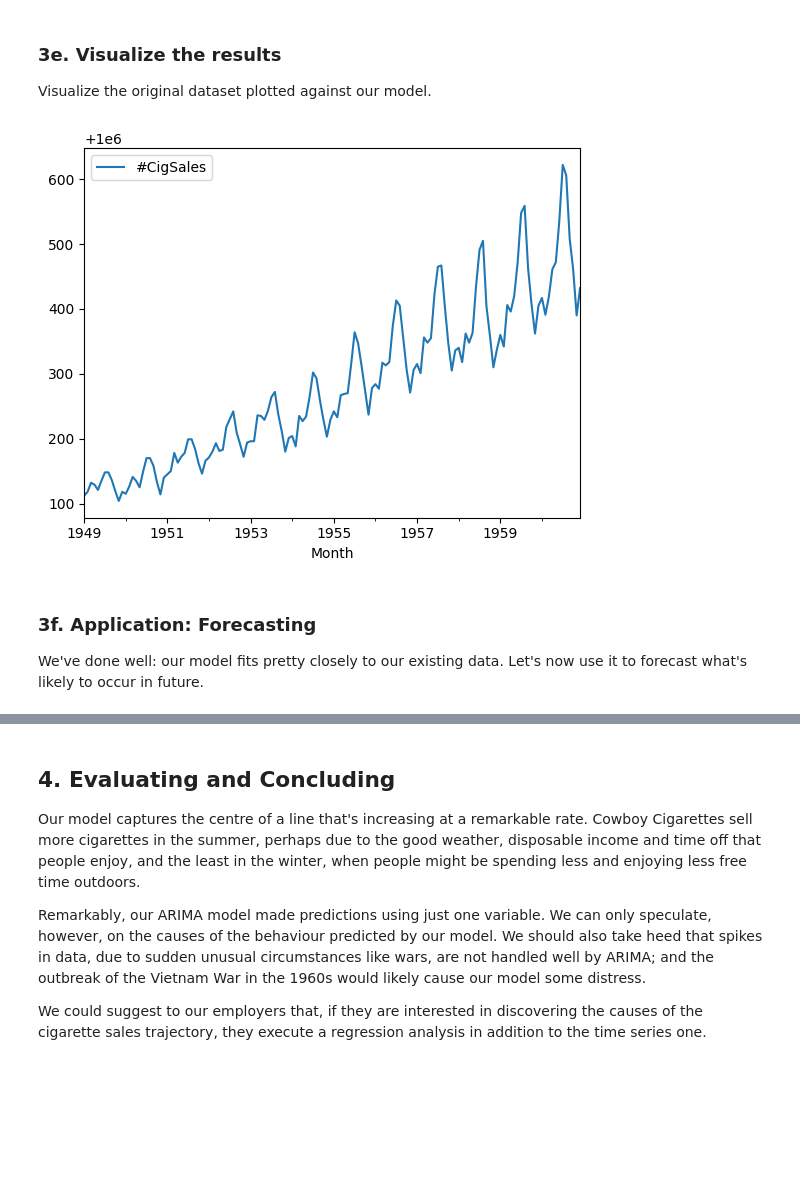
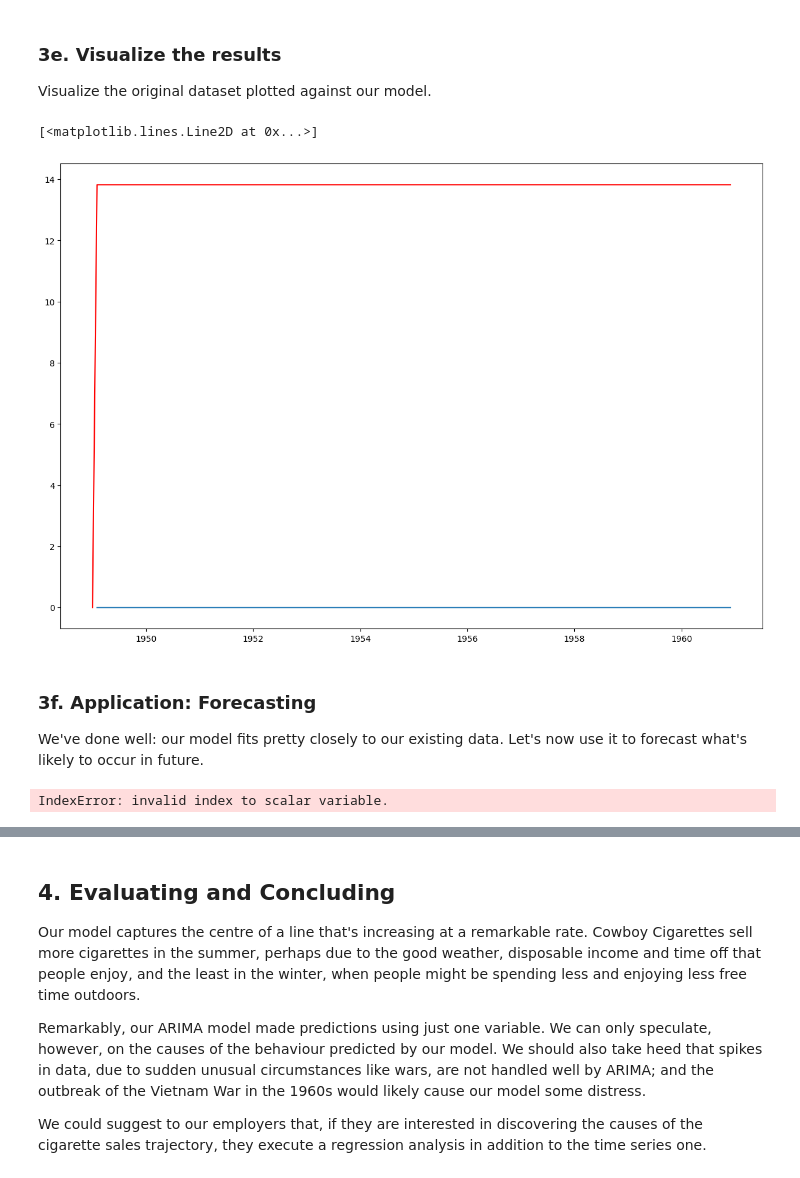
Before and after one commit to Gardenialover/dsc, a Jupyter notebook: unit 32.1 cowboy/Cowboys&CigrettesCaseStudy/Cowboy Cigarettes Case Study - Tier 3.ipynb, the cells around one changed output, grey strips where cells are left out. Saved outputs shown, nothing was run; the diff lists cells and outputs as text; code cells hidden in the pictures; blank space fills up the shorter version.

```diff
--- a/unit 32.1 cowboy/Cowboys&CigrettesCaseStudy/Cowboy Cigarettes Case Study - Tier 3.ipynb
+++ b/unit 32.1 cowboy/Cowboys&CigrettesCaseStudy/Cowboy Cigarettes Case Study - Tier 3.ipynb
@@ -412,17 +451,13 @@ Warnings:
 ### 3e. Visualize the results
 
 Visualize the original dataset plotted against our model.
-# %%
-#from statsmodels.graphics.tsaplots import plot_predict
-fig, ax = plt.subplots()
-for y, prediction in zip(y, colors):
-    plt.scatter(x, y, color=c)
-y.plot(ax=ax)
-plt.plot(np.exp(y_log['Nov 1960']._append(future_months['Prediction'])))
-plt.legend()
-plt.show()
-# %% [output]
-[figure, removed]
+# %%
+plt.figure(figsize=(15,10))
+plt.plot(y_log.diff())
+plt.plot(model_fit.predict(), color = 'red')
+# %% [output]
+[<matplotlib.lines.Line2D at 0x...>]
+[figure, added]
 # %% [markdown]
 ### 3f. Application: Forecasting
 
@@ -430,7 +465,7 @@ We've done well: our model fits pretty closely to our existing data. Let's now u
 # %%
 # Declare a variable called forecast_period with the amount of months to forecast, and
 # create a range of future dates that is the length of the periods you've chosen to forecast
-forecast_period = 36
+forecast_period = 48
 range_future_dates = pd.date_range(start = y_log.index[-1], periods = forecast_period, freq = "MS").strftime("%Y-%m-%d").tolist()
 # Convert that range into a dataframe that includes your predictions
 future_months = pd.DataFrame(range_future_dates, columns = ["Months"])
@@ -439,4 +474,6 @@ future_months = pd.DataFrame(range_future_dates, columns = ["Months"])
 future_months["Months"]= pd.to_datetime(future_months["Months"])
 future_months.set_index("Months",inplace = True)
 
-future_months["Prediction"] = pd.Series(future[0])
+future_months["Prediction"] =future[0]
+# %% [output]
+IndexError: invalid index to scalar variable.
```
Also changed, not shown: parts of 8 cells of this notebook.
